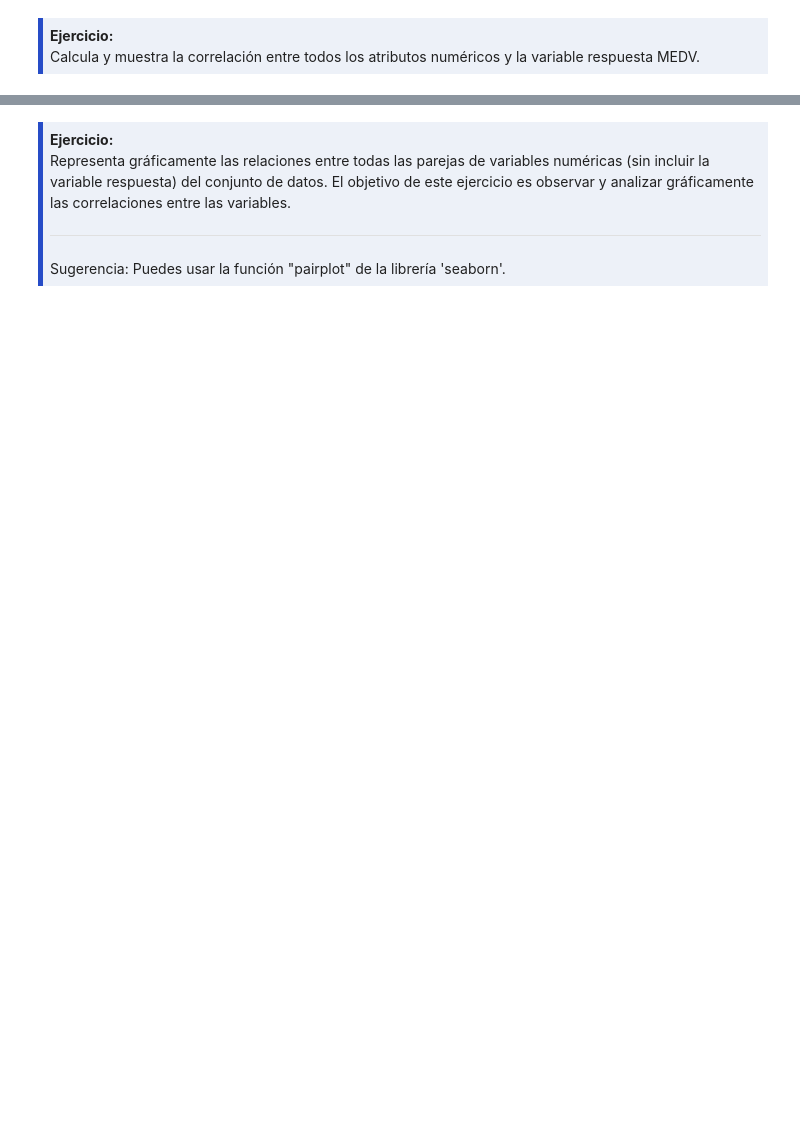
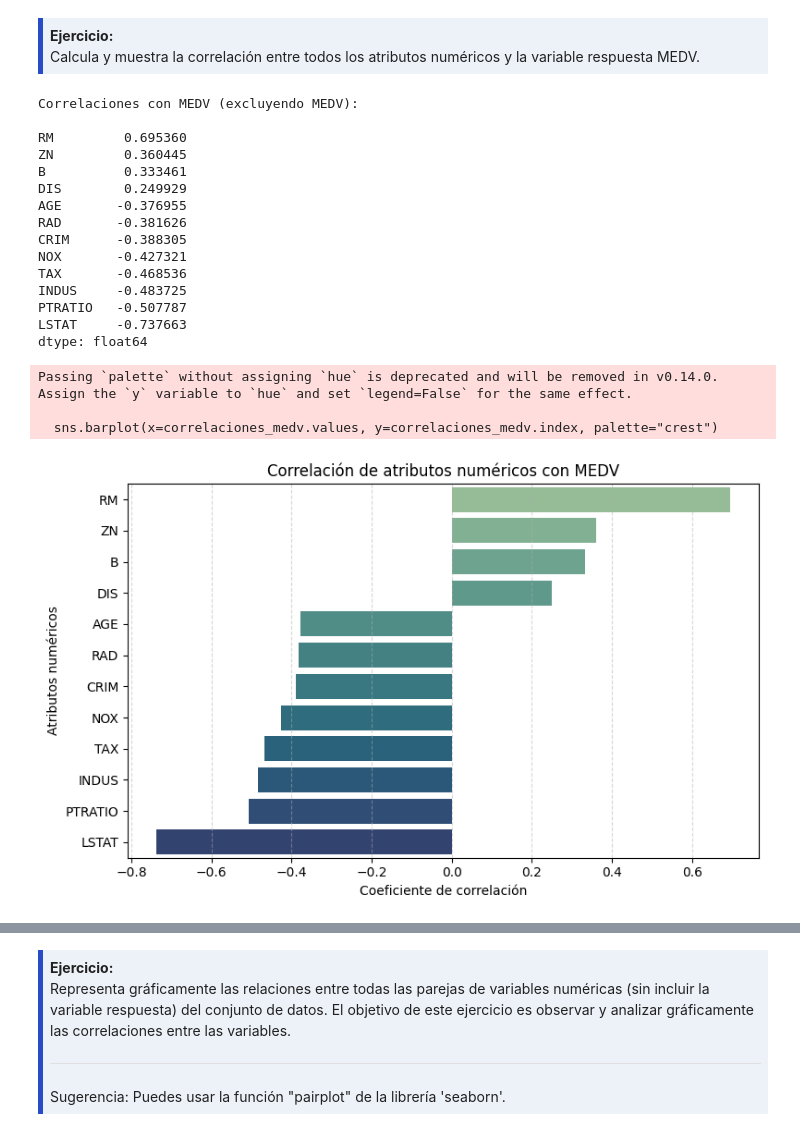
Before and after one commit to niconlvs/ModelosML, a Jupyter notebook: 2-Ejercicios/02-Prep-Datos-Metricas-Modelos.ipynb, the cells around one changed output, grey strips where cells are left out. Saved outputs shown, nothing was run; the diff lists cells and outputs as text; code cells hidden in the pictures; blank space fills up the shorter version.

```diff
--- a/2-Ejercicios/02-Prep-Datos-Metricas-Modelos.ipynb
+++ b/2-Ejercicios/02-Prep-Datos-Metricas-Modelos.ipynb
@@ -161,0 +147,6 @@ Variables categóricas: ['CHAS', 'RAD']
+# %%
+categ_vars = ['CHAS']
+num_vars = ['CRIM', 'ZN', 'INDUS', 'NOX', 'RM', 'AGE', 'DIS', 'TAX', 'PTRATIO', 'B', 'LSTAT', 'MEDV', 'RAD']
+
+print("Variables numéricas:", num_vars)
+print("Variables categóricas:", categ_vars)
@@ -244,3 +247,43 @@ Sugerencia: Para una mejor comparación, considera representar la densidad de pr
 <strong>Ejercicio:</strong><br>
 Calcula y muestra la correlación entre todos los atributos numéricos y la variable respuesta MEDV.
 </div>
+# %%
+# Filtrar num_vars excluyendo MEDV
+num_vars_sin_medv = [var for var in num_vars if var != 'MEDV']
+
+# Calcular correlaciones
+correlaciones_medv = df[num_vars_sin_medv].corrwith(df['MEDV']).sort_values(ascending=False)
+
+# Mostrar en consola
+print("Correlaciones con MEDV (excluyendo MEDV):\n")
+print(correlaciones_medv)
+
+# Visualizar como gráfico de barras
+plt.figure(figsize=(8, 5))
+sns.barplot(x=correlaciones_medv.values, y=correlaciones_medv.index, palette="crest")
+plt.title("Correlación de atributos numéricos con MEDV")
+plt.xlabel("Coeficiente de correlación")
+plt.ylabel("Atributos numéricos")
+plt.grid(axis="x", linestyle="--", alpha=0.5)
+plt.tight_layout()
+plt.show()
+# %% [output]
+Correlaciones con MEDV (excluyendo MEDV):
+
+RM         0.695360
+ZN         0.360445
+B          0.333461
+DIS        0.249929
+AGE       -0.376955
+RAD       -0.381626
+CRIM      -0.388305
+NOX       -0.427321
+TAX       -0.468536
+INDUS     -0.483725
+PTRATIO   -0.507787
+LSTAT     -0.737663
+dtype: float64
+Passing `palette` without assigning `hue` is deprecated and will be removed in v0.14.0. Assign the `y` variable to `hue` and set `legend=False` for the same effect.
+
+  sns.barplot(x=correlaciones_medv.values, y=correlaciones_medv.index, palette="crest")
+[figure, added]
```
Also changed, not shown: parts of 14 cells of this notebook.
